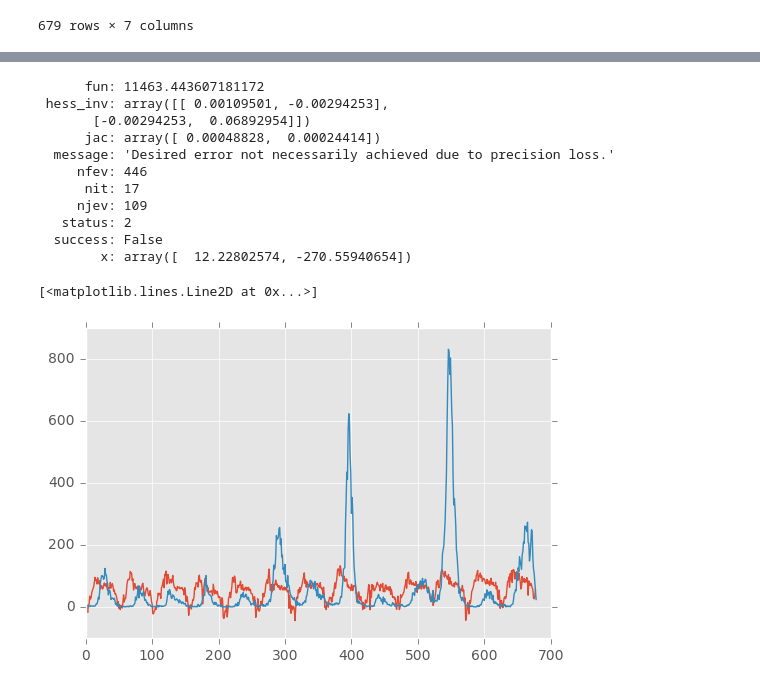
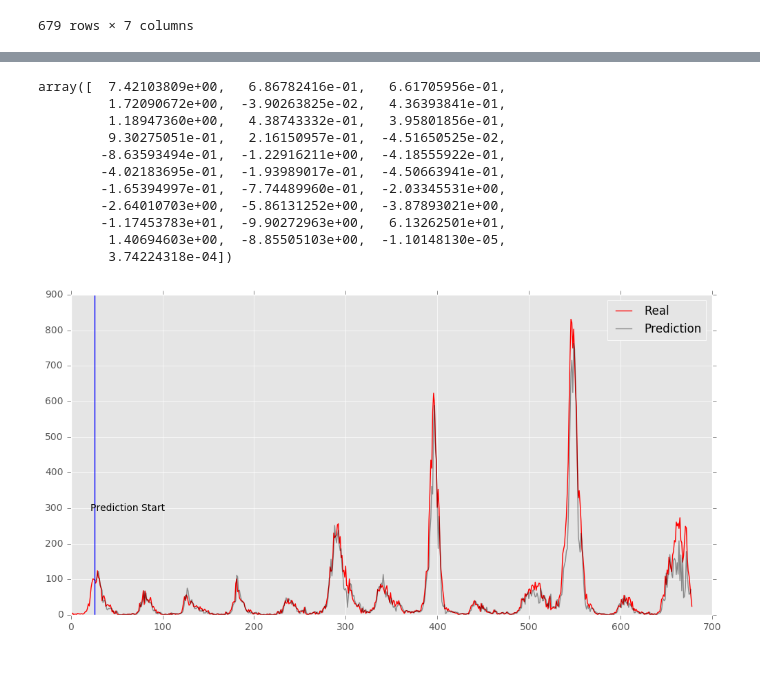
Before and after one commit to johnnycs/dengue-prediction, a Jupyter notebook: Dengue and Weather Correlation.ipynb, the cells around one changed output, grey strips where cells are left out. Cells and saved outputs as stored; diff of their text form; code cells hidden in the pictures.

Commit message:
weather added

```diff
--- a/Dengue and Weather Correlation.ipynb
+++ b/Dengue and Weather Correlation.ipynb
@@ -70,15 +92,25 @@ cm_dengues_weather
 # %%
-def guess(w,x):
-    beta, c = w
-    return beta*x + c
+%%time
 
 def cost(w):
 
     ret = 0
-    for i in range(len(cm_dengues_weather.cases)-1):
-        real_case = cm_dengues_df[:-52].cases[i+1]
-        predicted_case = guess(w,cm_dengues_weather.meantemp[i])
-        ret += (real_case - predicted_case)**2
-    return ret/float(len(cm_dengues_weather))
+    for i in range(len(cm_dengues_train)-27):
+#         real_case = cm_dengues_df[:-52].cases[i+1]
+        cases_for_prediction = cm_dengues_train.cases[i:i+26]
+        nth_week = i + 27
+        degree = cm_dengues_train.meantemp[i]
+                                #guess(w, nth_week, cases_for_prediction, degree)
+        predicted_case = model.guess(
+            w,
+            nth_week,
+            cases_for_prediction,
+            degree)
+        real_case = cm_dengues_train.cases[i+27] + 1
+        sigma_sq = real_case + 1
 
-w = minimize(cost,[10,-100])
+        ret += ((real_case - predicted_case)**2)/float(sigma_sq)
+    return ret
+
+arr = [1.]*31
+w = minimize(cost,arr)
@@ -85,14 +120,14 @@ w = minimize(cost,[10,-100])
 # %%
-w
+w.x
 # %% [output]
-      fun: 11463.443607181172
- hess_inv: array([[ 0.00109501, -0.00294253],
-       [-0.00294253,  0.06892954]])
-      jac: array([ 0.00048828,  0.00024414])
-  message: 'Desired error not necessarily achieved due to precision loss.'
-     nfev: 446
-      nit: 17
-     njev: 109
-   status: 2
-  success: False
-        x: array([  12.22802574, -270.55940654])
+array([  7.42103809e+00,   6.86782416e-01,   6.61705956e-01,
+         1.72090672e+00,  -3.90263825e-02,   4.36393841e-01,
+         1.18947360e+00,   4.38743332e-01,   3.95801856e-01,
+         9.30275051e-01,   2.16150957e-01,  -4.51650525e-02,
+        -8.63593494e-01,  -1.22916211e+00,  -4.18555922e-01,
+        -4.02183695e-01,  -1.93989017e-01,  -4.50663941e-01,
+        -1.65394997e-01,  -7.74489960e-01,  -2.03345531e+00,
+        -2.64010703e+00,  -5.86131252e+00,  -3.87893021e+00,
+        -1.17453783e+01,  -9.90272963e+00,   6.13262501e+01,
+         1.40694603e+00,  -8.85505103e+00,  -1.10148130e-05,
+         3.74224318e-04])
@@ -99,11 +175,18 @@ w
 # %%
 predictions = []
-for i in range(len(cm_dengues_weather)-1):
-    predicted = guess(w.x,cm_dengues_weather.meantemp[i])
+for i in range(len(cm_dengues_weather)-27):
+    predicted = model.guess(
+        w.x,
+        i+27,
+        cm_dengues_weather.cases[i:i+26],
+        cm_dengues_weather.meantemp[i])
     predictions.append(predicted)
 
-plt.plot(predictions)
-plt.plot(range(len(cm_dengues_weather)),cm_dengues_weather.cases)
+# plt.figure(figsize=(12,6))
+# plt.plot(range(26,len(predictions)+26),predictions,label="prediction")
+# plt.plot(range(len(cm_dengues_weather)),cm_dengues_weather.cases)
+# plt.legend()
-# %% [output]
-[<matplotlib.lines.Line2D at 0x...>]
-[figure, removed]
+# %%
+make_line(26,cm_dengues_weather.cases,predictions,"","","")
+# %% [output]
+[figure, added]
```
Also changed, not shown: parts of 13 cells of this notebook, 12 other files.
